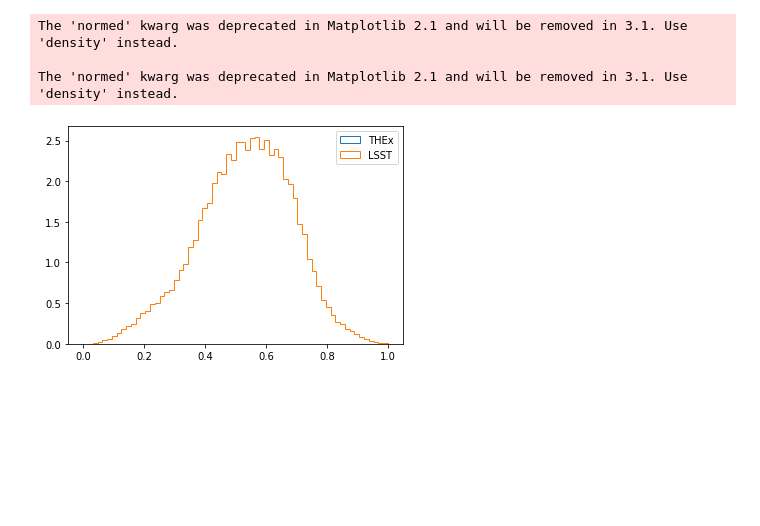
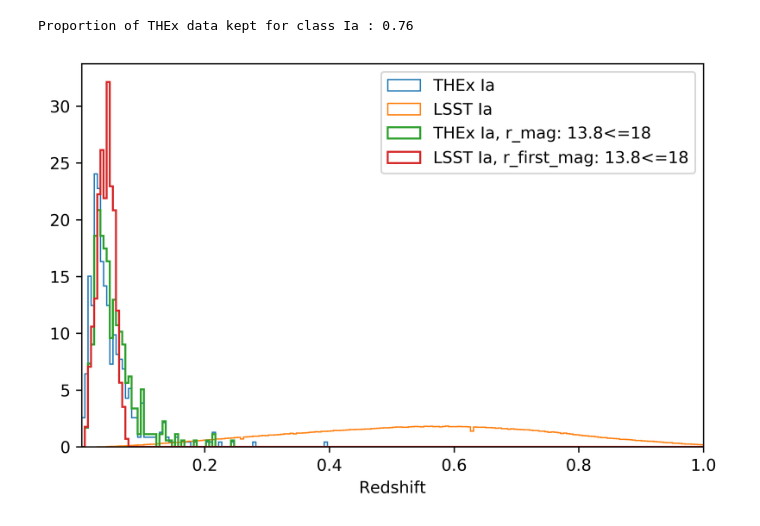
Before and after one commit to marinakiseleva/z_dist, a Jupyter notebook: notebooks/Redshift distribution matching.ipynb, the cells around one changed output. Cells and saved outputs as stored; diff of their text form; code cells hidden in the pictures; blank space fills up the shorter version.

```diff
--- a/notebooks/Redshift distribution matching.ipynb
+++ b/notebooks/Redshift distribution matching.ipynb
@@ -187,22 +181,0 @@ KeyError: 'redshift'
-# %%
-fig = plt.figure()
-ax = fig.add_subplot(1, 1, 1)
-ax.hist(thex_data_filt,
-        range=(0., 1.),
-        bins=64,
-        histtype='step',
-        normed=True,
-        label='THEx')
-ax.hist(lsst_data_filt,
-        range=(0., 1.),
-        bins=64,
-        histtype='step',
-        normed=True,
-        label='LSST')
-plt.legend()
-plt.show()
-# %% [output]
-The 'normed' kwarg was deprecated in Matplotlib 2.1 and will be removed in 3.1. Use 'density' instead.
-
-The 'normed' kwarg was deprecated in Matplotlib 2.1 and will be removed in 3.1. Use 'density' instead.
-[figure, removed]
@@ -220,0 +191,49 @@ The 'normed' kwarg was deprecated in Matplotlib 2.1 and will be removed in 3.1.
+# %%
+
+# r ranges from 10-20
+min_range = 13.8
+max_range = 18
+class_name =  "Ia"
+feature_name ='r_mag'
+lsst_feature_name = 'r_first_mag'
+
+
+
+
+thex_data_filt = filter_class_feature_range(class_name=class_name,
+                                    feature_name = feature_name,
+                                    min_feature=min_range,
+                                    max_feature=max_range,
+                                    data = df)
+old_count = get_thex_class_count(class_name, df).shape[0]
+new_count = thex_data_filt.shape[0]
+
+r = round(new_count/old_count, 2)
+print("Proportion of THEx data kept for class " + class_name + " : " + str(r))
+
+
+lsst_data_filt = filter_lsst_data(class_name=class_name,
+                 feature_name=lsst_feature_name,
+                 min_feature=min_range,
+                 max_feature=max_range,
+                 data=lc_prop)
+
+
+thex_orig_label = "THEx " + class_name
+lsst_orig_label = "LSST " + class_name
+thex_data_orig = get_thex_class_redshifts(class_name, df)
+
+lsst_data_orig =  lc_prop[class_name]["true_z"]
+lsst_data_orig = lsst_data_orig[~np.isnan(lsst_data_orig)]
+
+thex_filt_label = "THEx " + class_name + ", " + feature_name + ": " + str(min_range)+ "<=" + str(max_range)
+lsst_filt_label = "LSST " + class_name + ", " + lsst_feature_name + ": " + str(min_range)+ "<=" + str(max_range)
+
+
+labels = [thex_orig_label, lsst_orig_label,  thex_filt_label, lsst_filt_label]
+plot_redshift_compare(thex_data_orig, lsst_data_orig, thex_data_filt,
+                      lsst_data_filt,
+                      labels = labels)
+# %% [output]
+Proportion of THEx data kept for class Ia : 0.76
+[figure, added]
```
Also changed, not shown: parts of 13 cells of this notebook.
